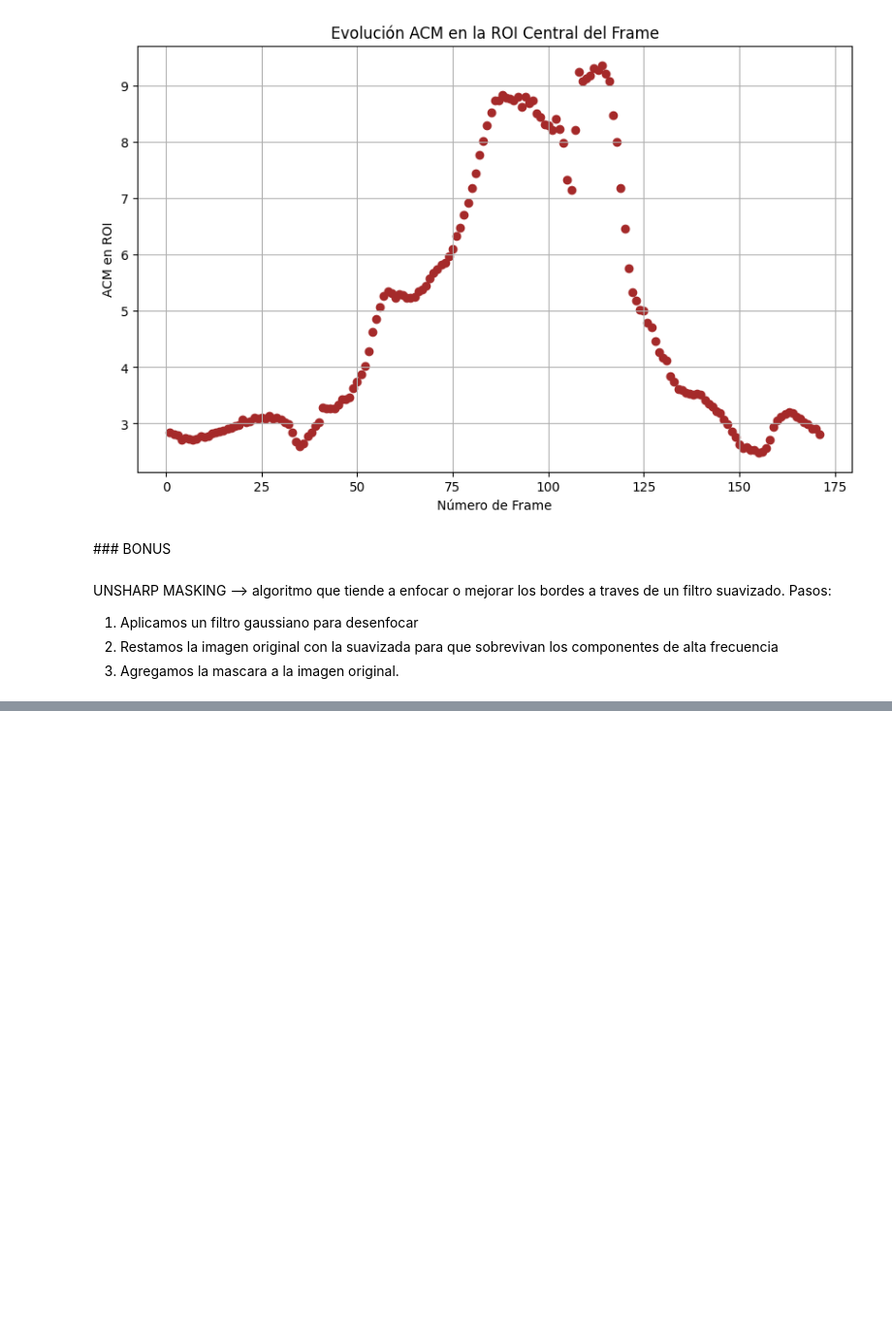
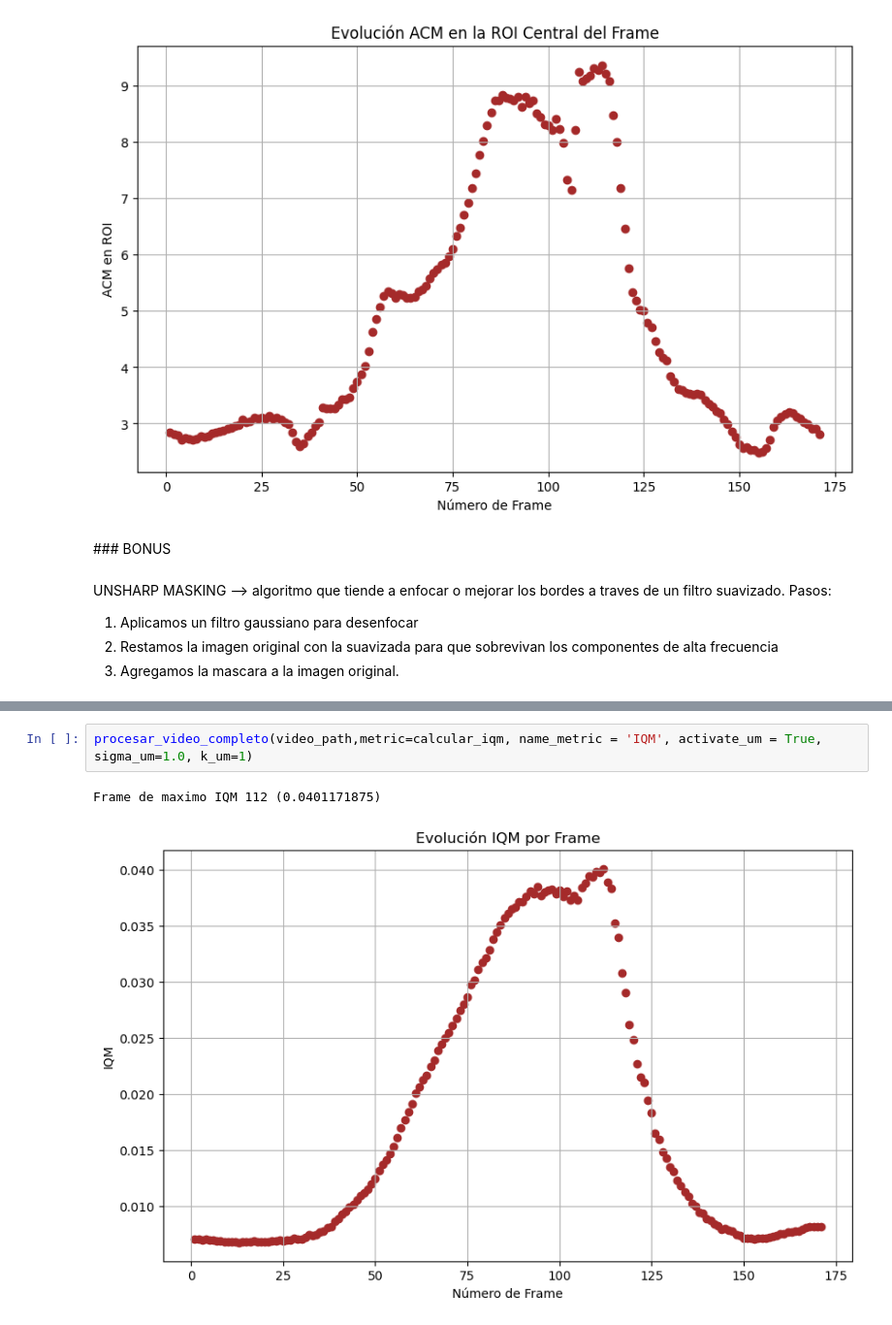
Before and after one commit to vasconcelosfer/ComputerVision, a Jupyter notebook: TP2_ENTREGA.ipynb, the cells around one changed output, grey strips where cells are left out. Shown at 97% size. Saved outputs shown, nothing was run; the diff lists cells and outputs as text; blank space fills up the shorter version.

```diff
--- a/TP2_ENTREGA.ipynb
+++ b/TP2_ENTREGA.ipynb
@@ -476 +691,6 @@ Frame de maximo IQM 112 (0.04810329861111111)
+# %%
+procesar_video_completo(video_path,metric=calcular_iqm, name_metric = 'IQM', activate_um = True, sigma_um=1.0, k_um=1)
+# %% [output]
+Frame de maximo IQM 112 (0.0401171875)
+[figure, added]
 # %%
```
Also changed, not shown: parts of 23 cells of this notebook, 1 other file.
